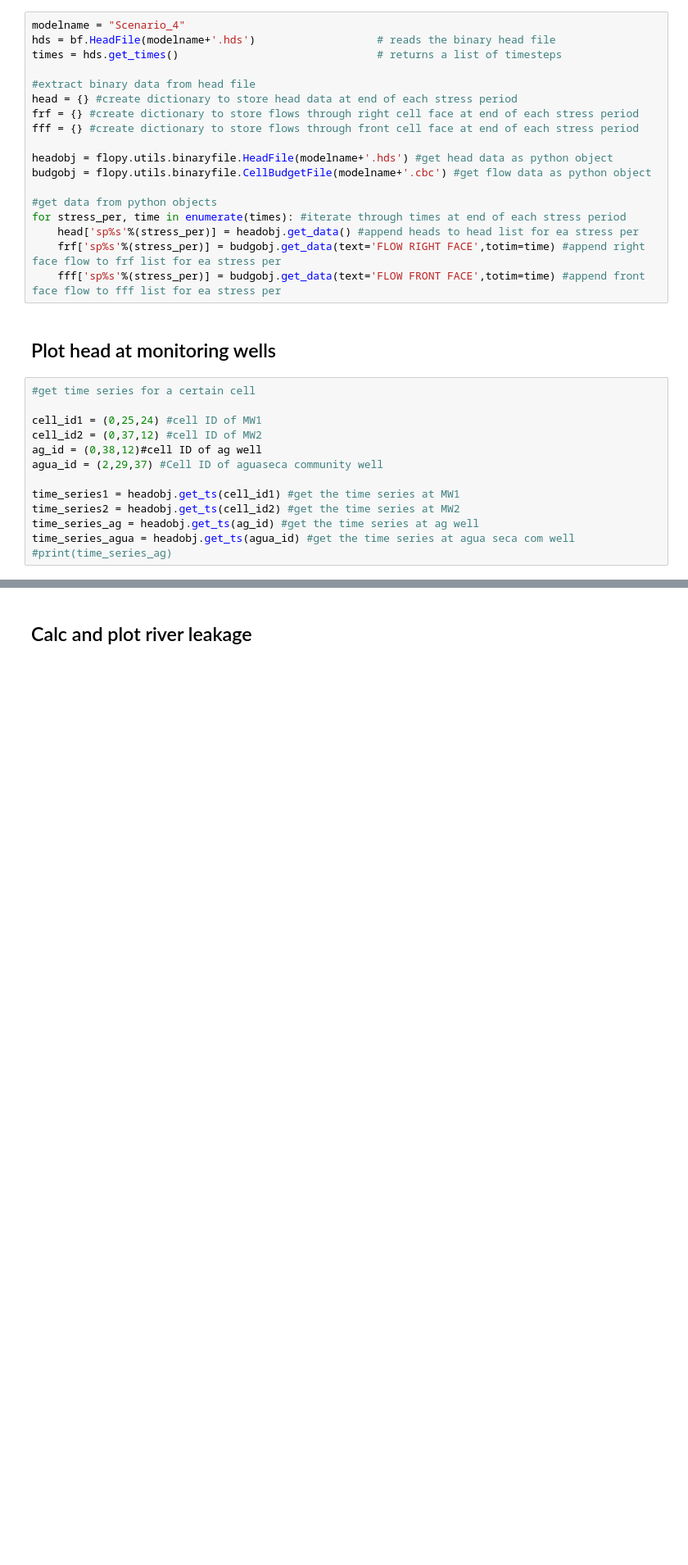
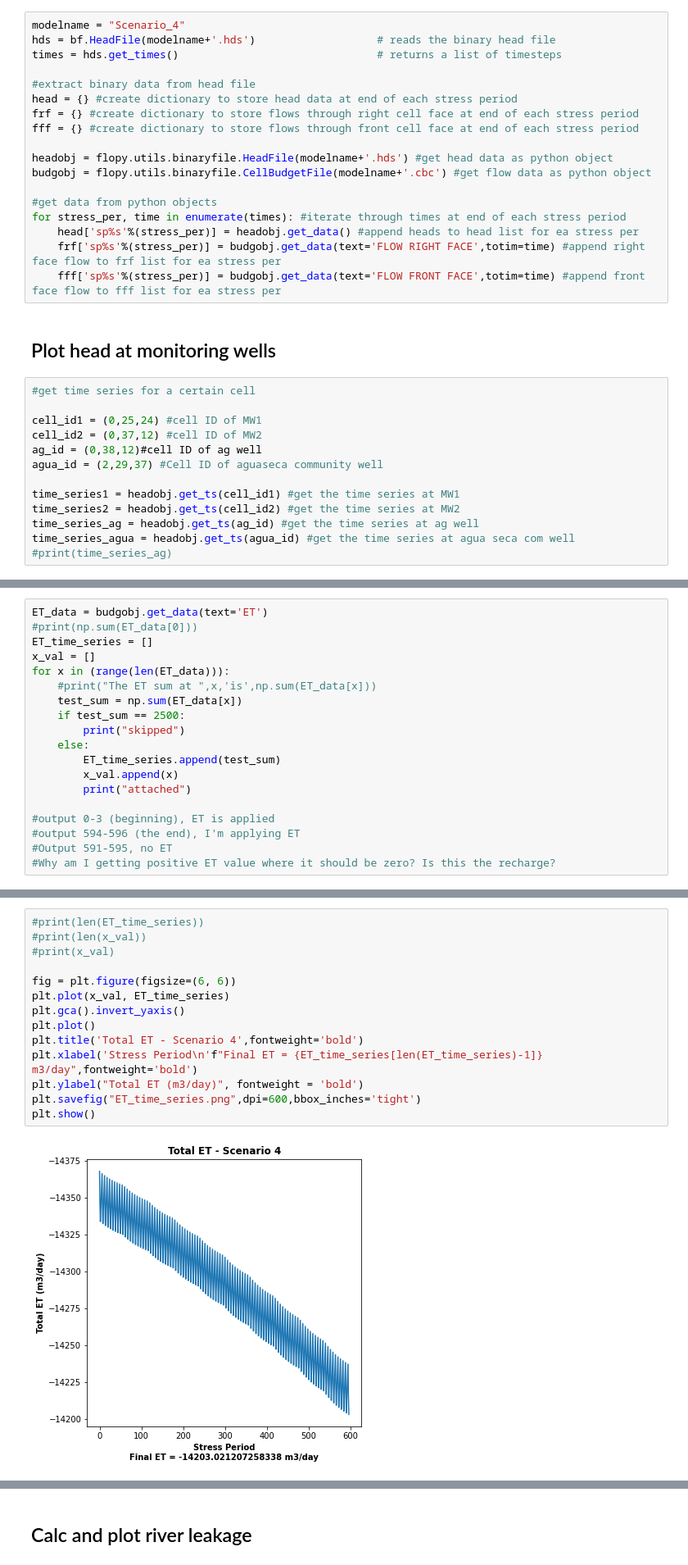
Before and after one commit to groundwater-modeling-Spring2020/GroMore_Project, a Jupyter notebook: Amanda/scenario 4/scen4_Amanda_final.ipynb, the cells around one changed output, grey strips where cells are left out. Shown at 82% size. Cells and saved outputs as stored; diff of their text form; blank space fills up the shorter version.

```diff
--- a/Amanda/scenario 4/scen4_Amanda_final.ipynb
+++ b/Amanda/scenario 4/scen4_Amanda_final.ipynb
@@ -565,0 +564,19 @@ Final Head at Community Well 1 =  70.13852
+# %%
+ET_data = budgobj.get_data(text='ET')
+#print(np.sum(ET_data[0]))
+ET_time_series = []
+x_val = []
+for x in (range(len(ET_data))):
+    #print("The ET sum at ",x,'is',np.sum(ET_data[x]))
+    test_sum = np.sum(ET_data[x])
+    if test_sum == 2500:
+        print("skipped")
+    else:
+        ET_time_series.append(test_sum)
+        x_val.append(x)
+        print("attached")
+
+#output 0-3 (beginning), ET is applied
+#output 594-596 (the end), I'm applying ET
+#Output 591-595, no ET
+#Why am I getting positive ET value where it should be zero? Is this the recharge?
@@ -565,0 +601,16 @@ Final Head at Community Well 1 =  70.13852
+# %%
+#print(len(ET_time_series))
+#print(len(x_val))
+#print(x_val)
+
+fig = plt.figure(figsize=(6, 6))
+plt.plot(x_val, ET_time_series)
+plt.gca().invert_yaxis()
+plt.plot()
+plt.title('Total ET - Scenario 4',fontweight='bold')
+plt.xlabel('Stress Period\n'f"Final ET = {ET_time_series[len(ET_time_series)-1]} m3/day",fontweight='bold')
+plt.ylabel("Total ET (m3/day)", fontweight = 'bold')
+plt.savefig("ET_time_series.png",dpi=600,bbox_inches='tight')
+plt.show()
+# %% [output]
+[figure, added]
```
Also changed, not shown: parts of 16 cells of this notebook, 15 other files.
